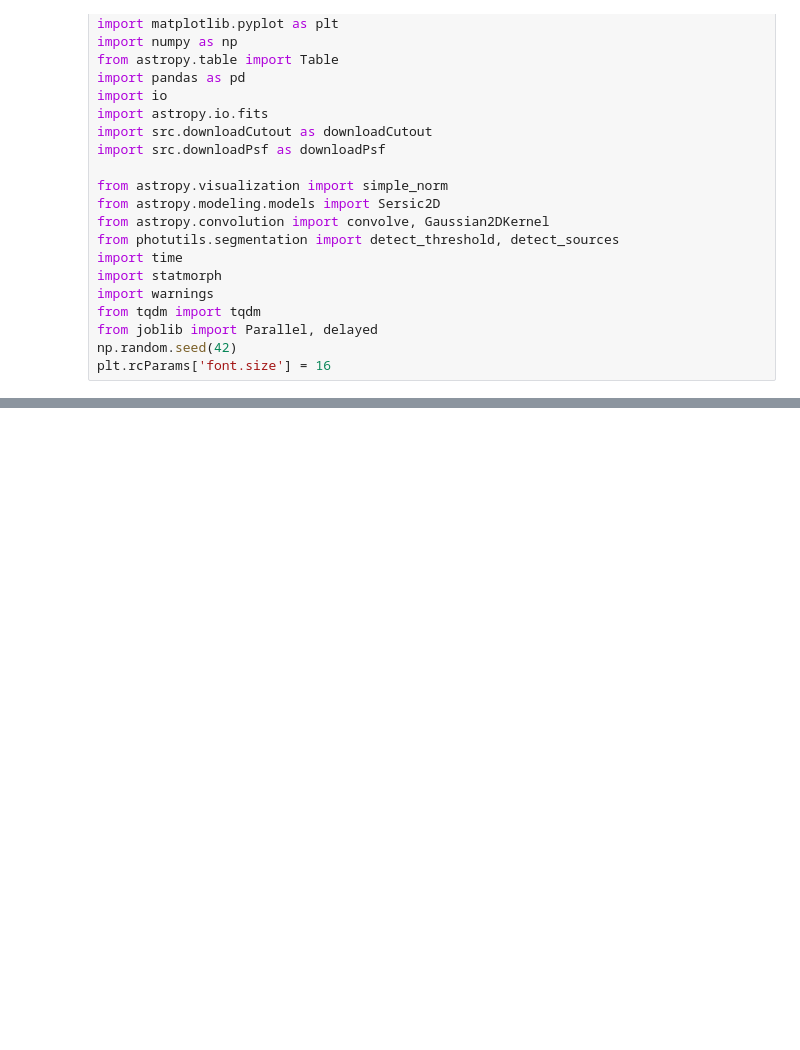
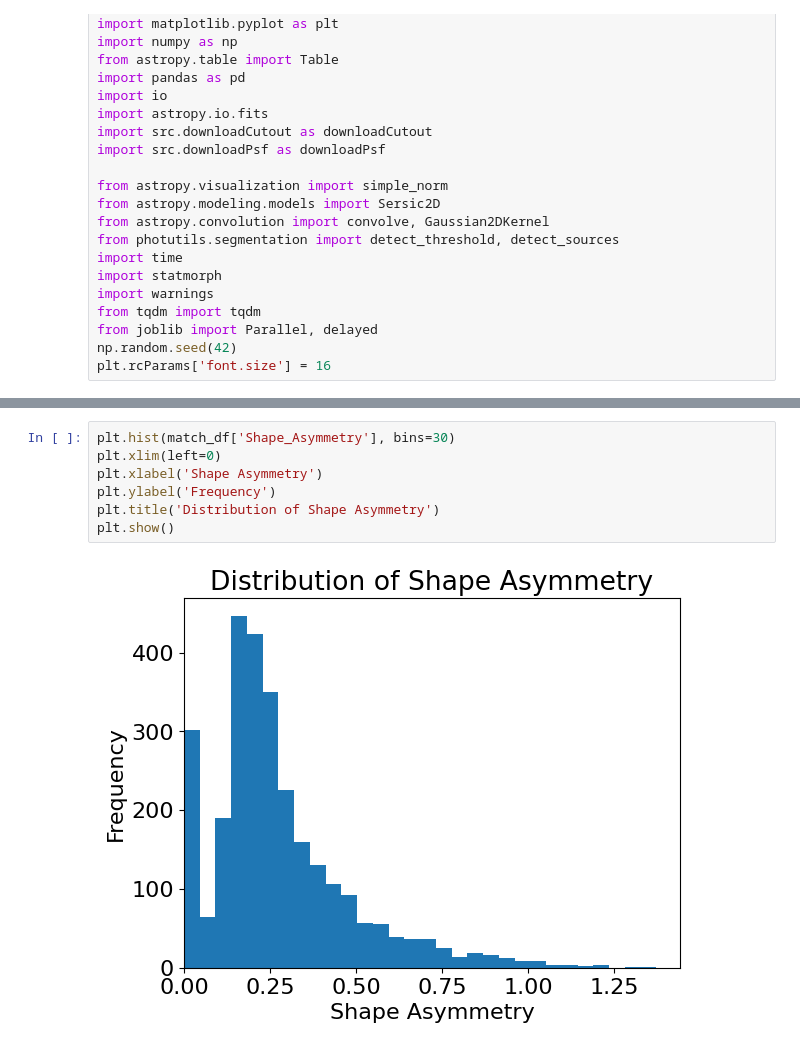
Before and after one commit to hyp0515/searching_inflow, a Jupyter notebook: merger_dp_rate.ipynb, the cells around one changed output, grey strips where cells are left out. Cells and saved outputs as stored; diff of their text form; blank space fills up the shorter version.

```diff
--- a/merger_dp_rate.ipynb
+++ b/merger_dp_rate.ipynb
@@ -52 +66,10 @@ plt.show()
+# %%
+plt.hist(match_df['Shape_Asymmetry'], bins=30)
+plt.xlim(left=0)
+plt.xlabel('Shape Asymmetry')
+plt.ylabel('Frequency')
+plt.title('Distribution of Shape Asymmetry')
+plt.show()
+# %% [output]
+[figure, added]
 # %%
```
Also changed, not shown: parts of 18 cells of this notebook, 7 other files.
